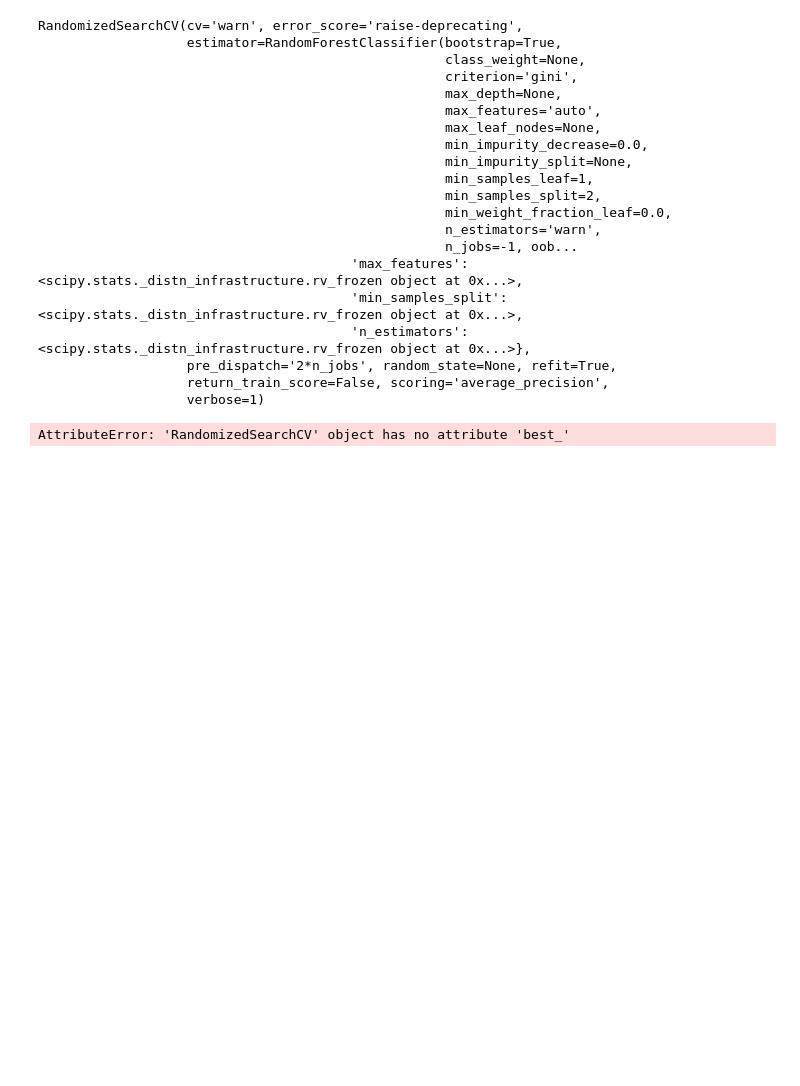
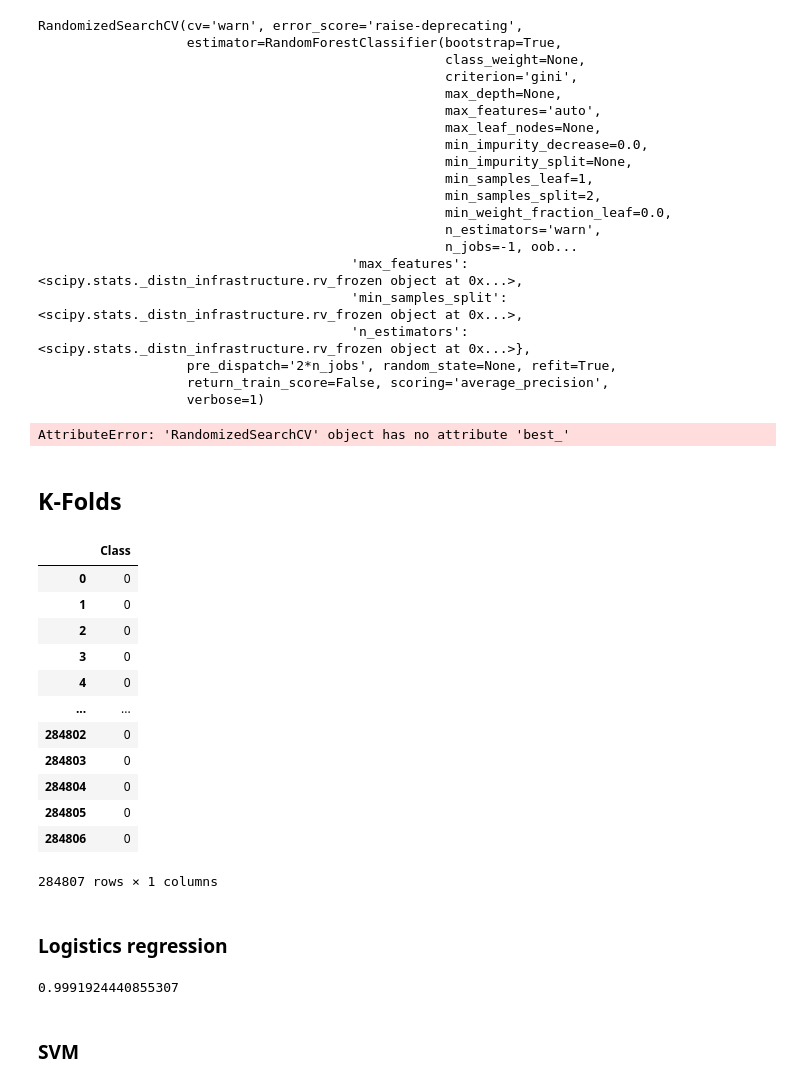
Before and after one commit to ramrajv/Credit_Card_Fraud_Detection, a Jupyter notebook: Ramraj_CC_Fraud_Detect.ipynb, the cells around one changed output. Drawn from its saved outputs; the diff is of its cells as text; code cells hidden in the pictures; blank space fills up the shorter version.

```diff
--- a/Ramraj_CC_Fraud_Detect.ipynb
+++ b/Ramraj_CC_Fraud_Detect.ipynb
@@ -421,3 +431,21 @@ RandomizedSearchCV(cv='warn', error_score='raise-deprecating',
 clf_cv.best_
 # %% [output]
 AttributeError: 'RandomizedSearchCV' object has no attribute 'best_'
+# %% [markdown]
+## K-Folds
+# %%
+y
+# %% [output]
+|  | Class |
+| 0 | 0 |
+| 1 | 0 |
+| 2 | 0 |
+| 3 | 0 |
+| 4 | 0 |
+| ... | ... |
+| 284802 | 0 |
+| 284803 | 0 |
+| 284804 | 0 |
+| 284805 | 0 |
+| 284806 | 0 |
+284807 rows × 1 columns
@@ -423,0 +460,10 @@ AttributeError: 'RandomizedSearchCV' object has no attribute 'best_'
+# %% [markdown]
+### Logistics regression
+# %%
+lr = LogisticRegression(solver='liblinear',multi_class='ovr')
+lr.fit(X_train, y_train)
+lr.score(X_test, y_test)
+# %% [output]
+0.9991924440855307
+# %% [markdown]
+### SVM
```
Also changed, not shown: parts of 9 cells of this notebook.
